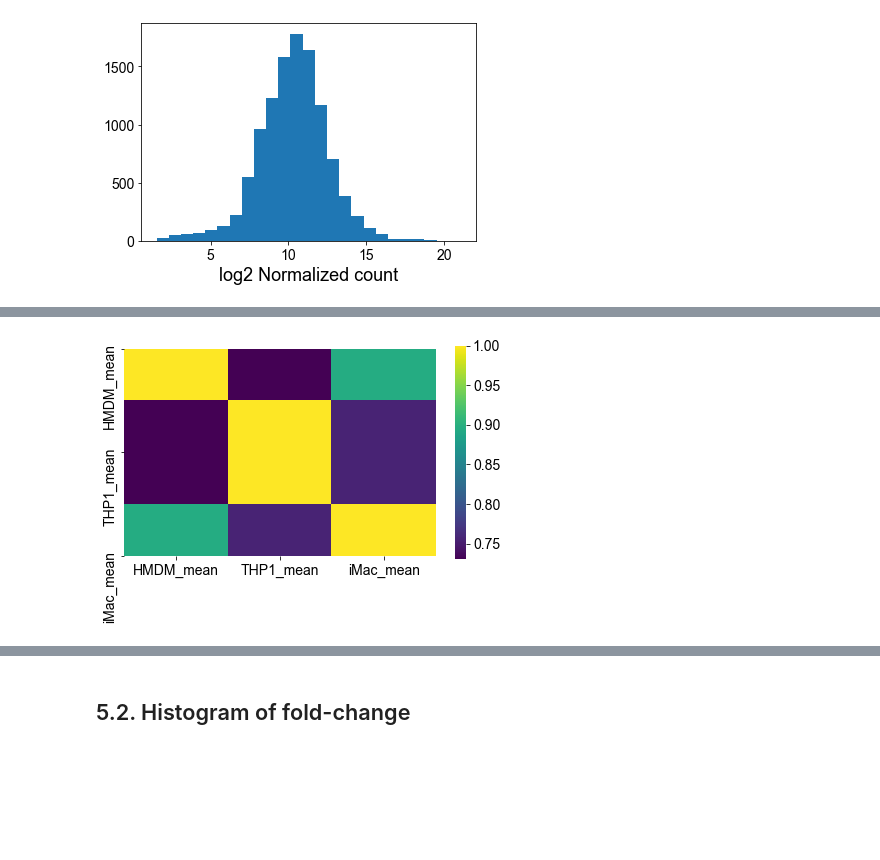
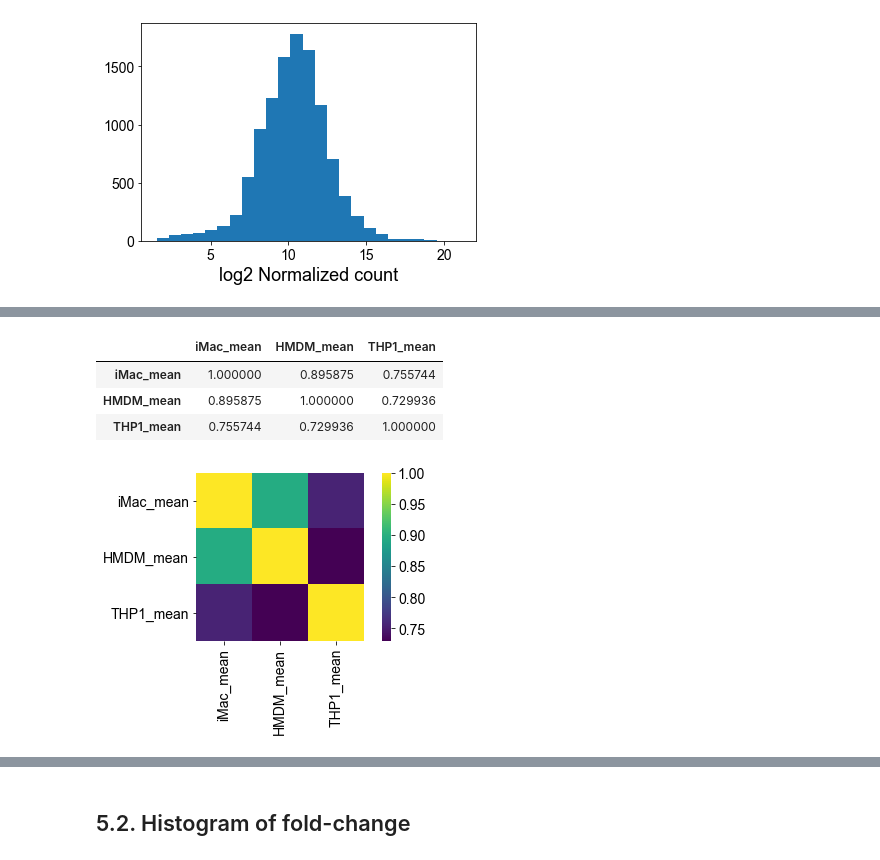
Before and after one commit to adelomana/uwm, a Jupyter notebook: transcriptomics/transcriptomics_final_analysis_E.ipynb, the cells around one changed output, grey strips where cells are left out. Saved outputs shown, nothing was run; the diff lists cells and outputs as text; code cells hidden in the pictures; blank space fills up the shorter version.

```diff
--- a/transcriptomics/transcriptomics_final_analysis_E.ipynb
+++ b/transcriptomics/transcriptomics_final_analysis_E.ipynb
@@ -287,11 +287,14 @@ matplotlib.pyplot.savefig('{}/figures/correlation_spearman_replicates_E.pdf'.for
 # %%
-samples=['HMDM_mean','THP1_mean','iMac_mean']
+samples=['iMac_mean','HMDM_mean','THP1_mean']
 spearman=df.corr(method='spearman').loc[samples,samples]
-
 seaborn.heatmap(spearman,cmap='viridis',square=True)
-spearman
 
 matplotlib.pyplot.tight_layout()
 matplotlib.pyplot.savefig('{}/figures/correlation_spearman_average_E.pdf'.format(results_dir))
+spearman
 # %% [output]
+|  | iMac_mean | HMDM_mean | THP1_mean |
+| iMac_mean | 1.000000 | 0.895875 | 0.755744 |
+| HMDM_mean | 0.895875 | 1.000000 | 0.729936 |
+| THP1_mean | 0.755744 | 0.729936 | 1.000000 |
-[figure, old version]
+[figure, new version]
```
Also changed, not shown: parts of 20 cells of this notebook, 2 other files.
